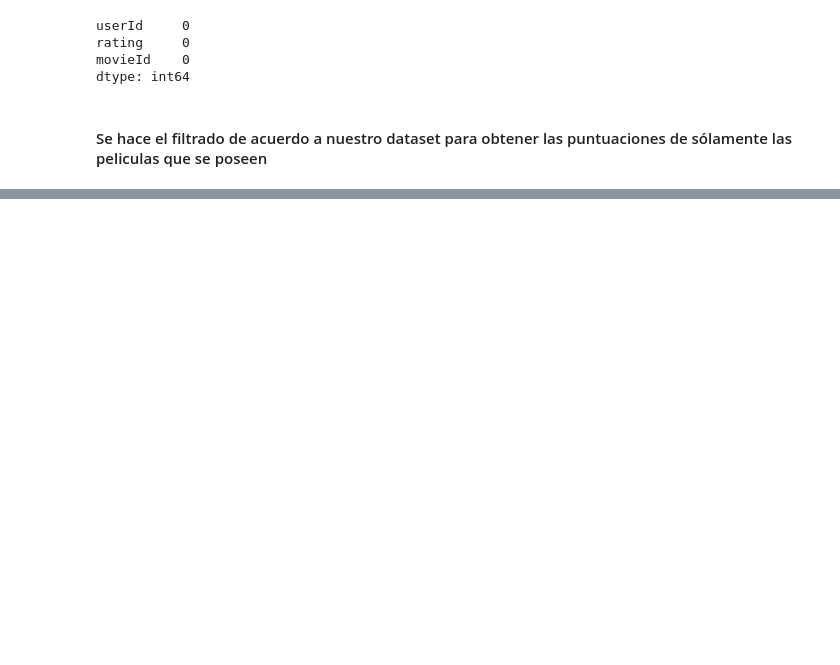
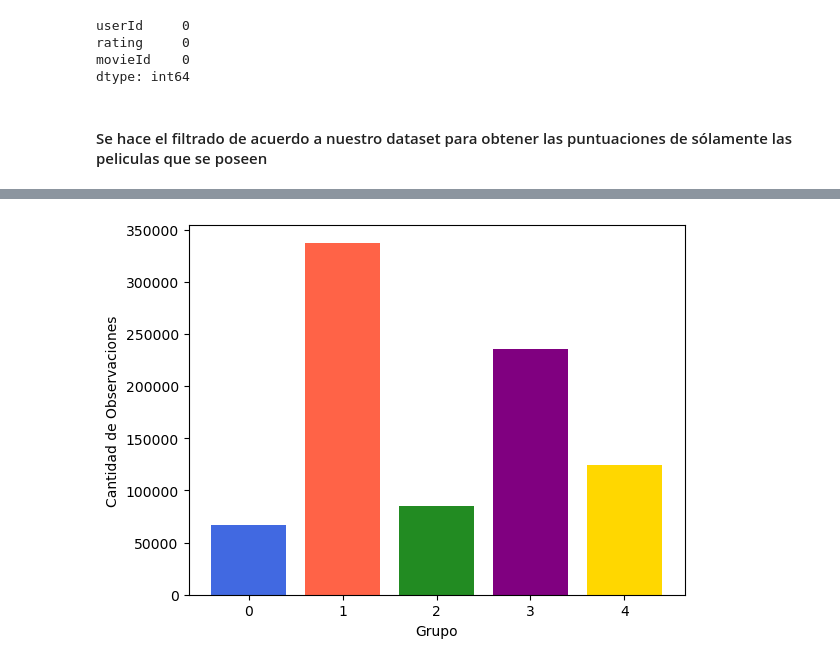
Before and after one commit to L-Ameneiro/IngeniasDataScience, a Jupyter notebook: notebooks/MODELO NO SUPERVISADO.ipynb, the cells around one changed output, grey strips where cells are left out. Cells and saved outputs as stored; diff of their text form; code cells hidden in the pictures; blank space fills up the shorter version.

```diff
--- a/notebooks/MODELO NO SUPERVISADO.ipynb
+++ b/notebooks/MODELO NO SUPERVISADO.ipynb
@@ -194,0 +195,2 @@ NameError: name 'x' is not defined
+# %%
+kmeans5 = KMeans(n_clusters=5, random_state=0)
@@ -194,0 +210,12 @@ NameError: name 'x' is not defined
+# %%
+y_means5 = kmeans5.fit_predict(datos_scaled)
+# %%
+cluster_counts = np.bincount(y_means5)
+cluster_labels = list(range(len(cluster_counts)))
+colors = ['royalblue', 'tomato', 'forestgreen', 'purple', 'gold']
+plt.bar(cluster_labels, cluster_counts, color=colors)
+plt.xlabel('Grupo')
+plt.ylabel('Cantidad de Observaciones')
+plt.show()
+# %% [output]
+[figure, added]
```
Also changed, not shown: parts of 53 cells of this notebook.
